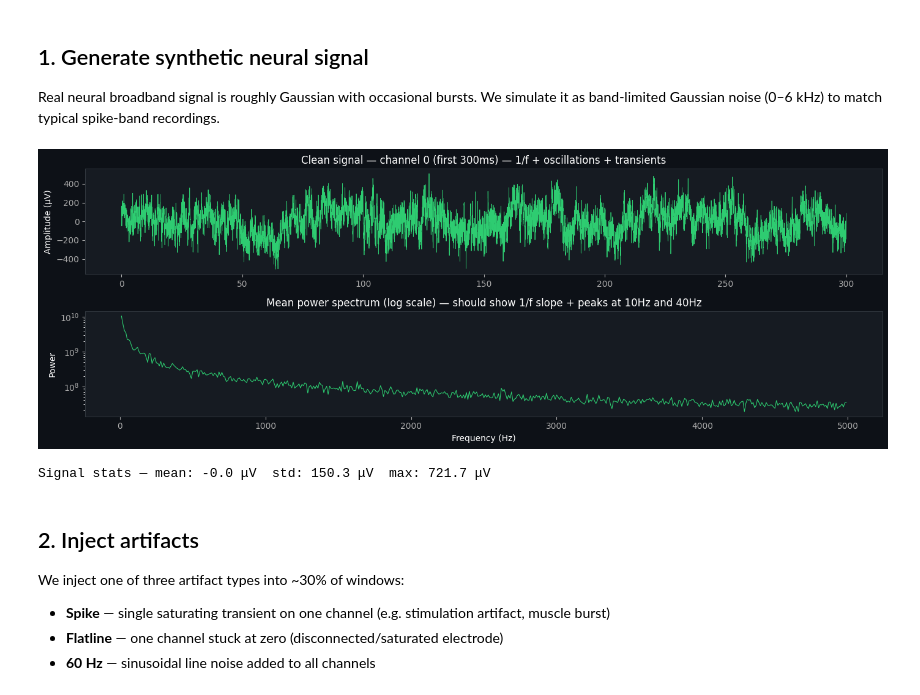
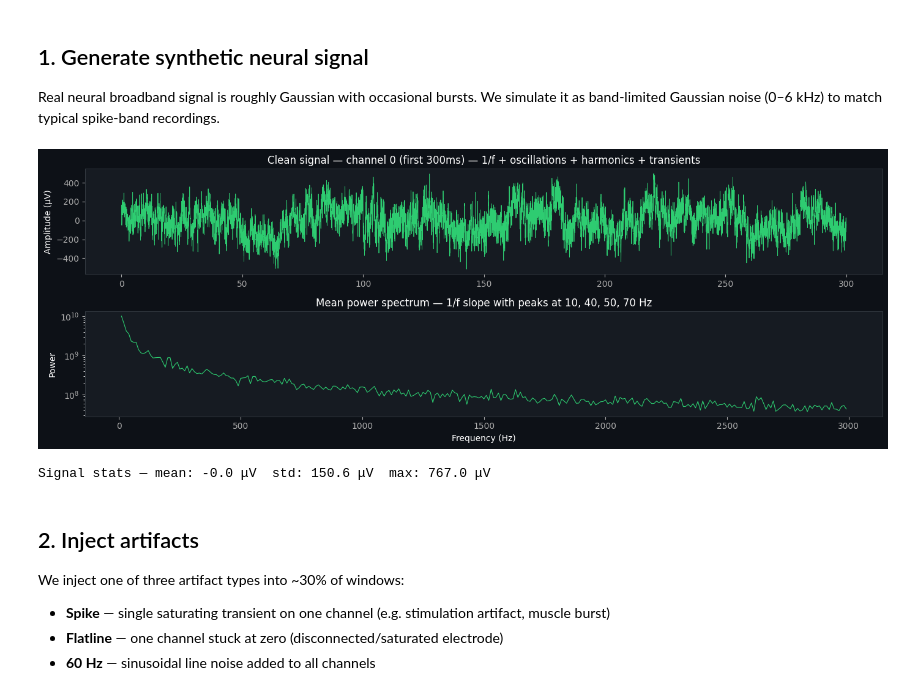
Before and after one commit to jamesmu03/artifact-reject, a Jupyter notebook: notebook/demo.ipynb, the cells around one changed output. Saved outputs shown, nothing was run; the diff lists cells and outputs as text; code cells hidden in the pictures.

```diff
--- a/notebook/demo.ipynb
+++ b/notebook/demo.ipynb
@@ -64,49 +64,49 @@ N_WINDOWS   = 40
 DISPLAY_CH  = 0
 SIGNAL_STD  = 150   # microvolts, typical spike-band RMS
 
-# Oscillation amplitudes (well below artifact thresholds)
-ALPHA_AMP   = 25    # μV — 10 Hz alpha rhythm
-GAMMA_AMP   = 18    # μV — 40 Hz gamma rhythm
-TRANSIENT_AMP = 350 # μV — sub-threshold neural transients (spike threshold = 2000μV)
-TRANSIENTS_PER_WINDOW = 5
+# Oscillation amplitudes (all well below artifact thresholds)
+ALPHA_AMP        = 25    # μV — 10 Hz alpha rhythm
+GAMMA_AMP        = 18    # μV — 40 Hz gamma rhythm
+HARMONIC_AMP     = 20    # μV — 50/70 Hz harmonics (stresses the 60Hz FFT detector)
+TRANSIENT_AMP    = 430   # μV — sub-threshold transients; quiet channels can push MAD close to threshold
 
 def pink_noise(n_samples: int, rng) -> np.ndarray:
     """Generate 1/f (pink) noise via frequency-domain shaping."""
     freqs = np.fft.rfftfreq(n_samples)
-    freqs[0] = 1e-6          # avoid DC singularity
+    freqs[0] = 1e-6
     filt = 1.0 / np.sqrt(freqs)
-    filt[0] = 0              # zero DC
+    filt[0] = 0
     white = rng.normal(0, 1, n_samples)
     shaped = np.fft.irfft(np.fft.rfft(white) * filt, n=n_samples)
-    return shaped / shaped.std()  # unit std; caller rescales
+    return shaped / shaped.std()
 
 
 def generate_clean_signal(n_windows, rng):
     """Generate N windows of realistic synthetic neural broadband signal.
 
     Each window (N_CHANNELS, WINDOW_SAMPLES) contains:
-      - 1/f pink noise scaled to SIGNAL_STD
+      - 1/f pink noise backbone scaled to SIGNAL_STD
       - Occasional alpha (10 Hz) and gamma (40 Hz) oscillatory bursts
-      - Rare sub-threshold transients (brief spikes well below artifact level)
+      - 50/70 Hz harmonic noise in ~35% of windows — raises FFT neighbor bins
+        near 60 Hz, making line-noise detection harder
+      - Sub-threshold transients (brief spikes well below artifact threshold)
     """
     t = np.arange(WINDOW_SAMPLES) / SAMPLE_RATE_HZ
 
     windows = []
     for _ in range(n_windows):
-        # 1/f pink noise backbone
         sig = np.stack([
             pink_noise(WINDOW_SAMPLES, rng) * SIGNAL_STD
             for _ in range(N_CHANNELS)
         ], axis=0).astype(np.float32)
 
-        # Alpha burst (~10 Hz) — present in ~60% of windows, random phase
+        # Alpha burst (~10 Hz) — broadband across all channels
         if rng.random() < 0.6:
             amp   = rng.uniform(0.5, 1.0) * ALPHA_AMP
             phase = rng.uniform(0, 2 * np.pi)
-            burst = amp * np.sin(2 * np.pi * 10 * t + phase)
-            sig  += burst[np.newaxis, :]   # broadcast across channels
+            sig  += (amp * np.sin(2 * np.pi * 10 * t + phase))[np.newaxis, :]
 
-        # Gamma burst (~40 Hz) — present in ~40% of windows, random channels
+        # Gamma burst (~40 Hz) — subset of channels
         if rng.random() < 0.4:
             amp    = rng.uniform(0.5, 1.0) * GAMMA_AMP
             phase  = rng.uniform(0, 2 * np.pi)
@@ -114,52 +114,56 @@ def generate_clean_signal(n_windows, rng):
             ch_sel = rng.choice(N_CHANNELS, size=rng.integers(4, 12), replace=False)
             sig[ch_sel] += burst
 
-        # Sub-threshold transients — brief spikes too small to trigger detection
-        n_transients = rng.integers(2, TRANSIENTS_PER_WINDOW * 2)
+        # 50 Hz and 70 Hz harmonics — sit just outside the ±2-bin exclusion
+        # zone of the 60 Hz detector, raising the neighbor-bin baseline
+        if rng.random() < 0.35:
+            amp = rng.uniform(0.5, 1.0) * HARMONIC_AMP
+            for freq in [50, 70]:
+                phase = rng.uniform(0, 2 * np.pi)
+                sig  += (amp * np.sin(2 * np.pi * freq * t + phase))[np.newaxis, :]
+
+        # Sub-threshold transients
+        n_transients = rng.integers(3, 10)
         for _ in range(n_transients):
-            ch  = rng.integers(0, N_CHANNELS)
-            idx = rng.integers(0, WINDOW_SAMPLES)
-            amp = rng.uniform(0.3, 1.0) * TRANSIENT_AMP * rng.choice([-1, 1])
+            ch    = rng.integers(0, N_CHANNELS)
+            idx   = rng.integers(0, WINDOW_SAMPLES)
+            amp   = rng.uniform(0.4, 1.0) * TRANSIENT_AMP * rng.choice([-1, 1])
             width = rng.integers(1, 4)
             sig[ch, idx:idx + width] += amp
 
         windows.append(sig)
 
-    return np.stack(windows, axis=0)   # (n_windows, N_CHANNELS, WINDOW_SAMPLES)
+    return np.stack(windows, axis=0)
 
 
 clean = generate_clean_signal(N_WINDOWS, rng)
 
-# Plot one channel of clean signal
 fig, axes = plt.subplots(2, 1, figsize=(14, 5))
 t_ms = np.arange(WINDOW_SAMPLES * 3) / SAMPLE_RATE_HZ * 1000
 
-sample = clean[:3, DISPLAY_CH, :].flatten()
-axes[0].plot(t_ms, sample, color='#2ecc71', linewidth=0.6)
+axes[0].plot(t_ms, clean[:3, DISPLAY_CH, :].flatten(), color='#2ecc71', linewidth=0.6)
 axes[0].set_ylabel('Amplitude (μV)')
-axes[0].set_title(f'Clean signal — channel {DISPLAY_CH} (first 300ms) — 1/f + oscillations + transients')
+axes[0].set_title(f'Clean signal — channel {DISPLAY_CH} (first 300ms) — 1/f + oscillations + harmonics + transients')
 axes[0].set_facecolor('#161b22')
 
-# Power spectrum
 freqs = np.fft.rfftfreq(WINDOW_SAMPLES, d=1/SAMPLE_RATE_HZ)
 psd   = np.mean(np.abs(np.fft.rfft(clean[:, DISPLAY_CH, :], axis=1))**2, axis=0)
-axes[1].semilogy(freqs[1:500], psd[1:500], color='#2ecc71', linewidth=0.8)
+axes[1].semilogy(freqs[1:300], psd[1:300], color='#2ecc71', linewidth=0.8)
 axes[1].set_xlabel('Frequency (Hz)')
 axes[1].set_ylabel('Power')
-axes[1].set_title('Mean power spectrum (log scale) — should show 1/f slope + peaks at 10Hz and 40Hz')
+axes[1].set_title('Mean power spectrum — 1/f slope with peaks at 10, 40, 50, 70 Hz')
 axes[1].set_facecolor('#161b22')
 
 for ax in axes:
     for spine in ax.spines.values(): spine.set_edgecolor('#30363d')
     ax.tick_params(colors='#aaa')
-
 fig.patch.set_facecolor('#0d1117')
 plt.tight_layout()
 plt.show()
 print(f'Signal stats — mean: {clean.mean():.1f} μV  std: {clean.std():.1f} μV  max: {clean.max():.1f} μV')
 # %% [output]
-[figure, old version]
+[figure, new version]
-Signal stats — mean: -0.0 μV  std: 150.3 μV  max: 721.7 μV
+Signal stats — mean: -0.0 μV  std: 150.6 μV  max: 767.0 μV
 # %% [markdown]
 ## 2. Inject artifacts
 
```
Also changed, not shown: parts of 5 cells of this notebook.
